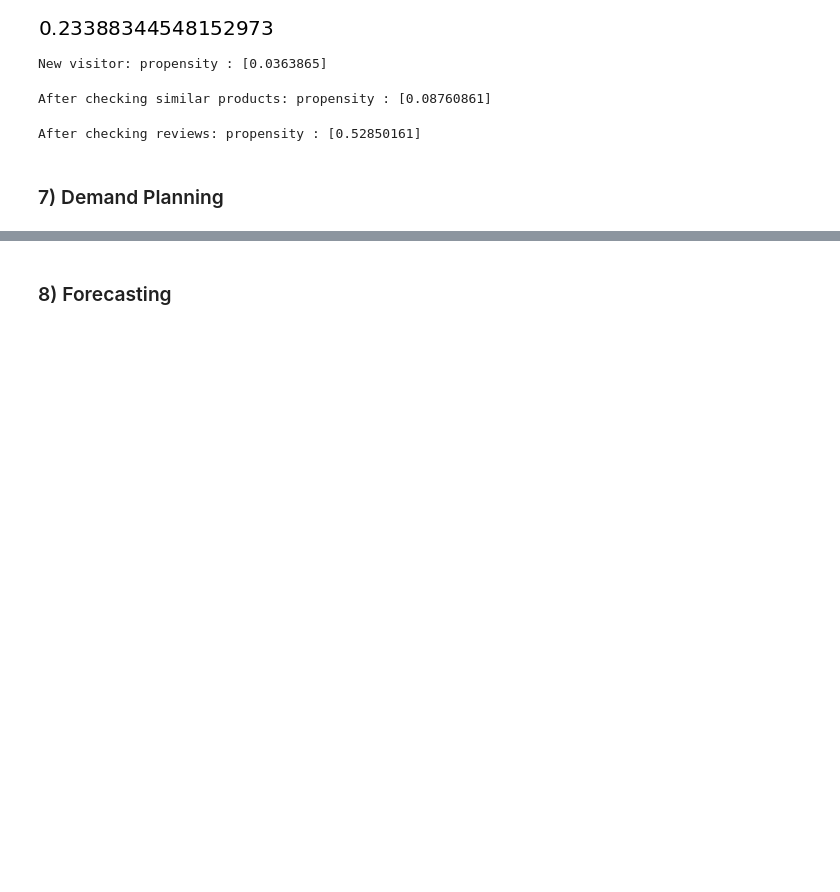
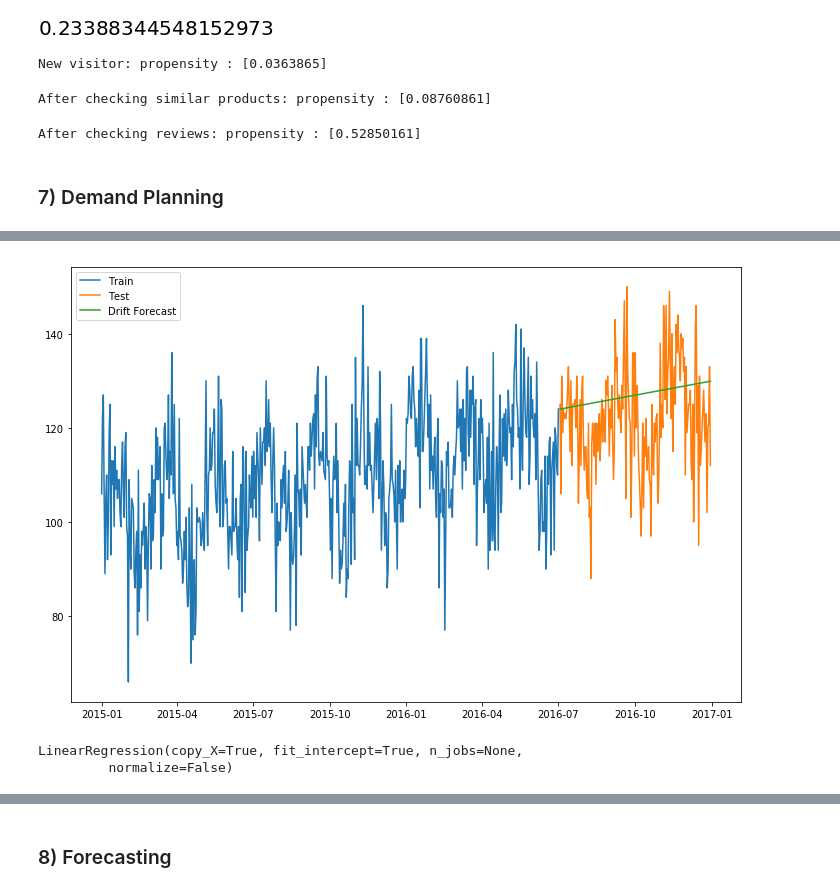
Before and after one commit to geoffreylink/Projects, a Jupyter notebook: 05 Statistical Methods/10 Common Use Cases for Business Analytics.ipynb, the cells around one changed output, grey strips where cells are left out. Cells and saved outputs as stored; diff of their text form; code cells hidden in the pictures; blank space fills up the shorter version.

```diff
--- a/05 Statistical Methods/10 Common Use Cases for Business Analytics.ipynb
+++ b/05 Statistical Methods/10 Common Use Cases for Business Analytics.ipynb
@@ -1028,0 +1143,17 @@ After checking reviews: propensity : [0.52850161]
+# %%
+# Get the slope
+y_t = train.loc[len(train)-1]['sales']
+m = (y_t - train.loc[0]['sales']) / len(train)
+y_hat_drift = test.copy().drop('sales', axis=1)
+h = np.linspace(0,len(y_hat_drift)-1, len(y_hat_drift))
+y_hat_drift['drift_forecast'] = y_t + m * h
+# %%
+plt.figure(figsize=(12,8))
+plt.plot(train['date'], train['sales'], label='Train')
+plt.plot(test['date'], test['sales'], label='Test')
+plt.plot(y_hat_drift['date'], y_hat_drift['drift_forecast'],
+        label='Drift Forecast')
+plt.legend(loc='best')
+plt.show()
+# %% [output]
+[figure, added]
@@ -1028,0 +1162,8 @@ After checking reviews: propensity : [0.52850161]
+# %%
+lm = LinearRegression()
+X = np.atleast_2d(train.index).T
+y = np.atleast_2d(train.sales).T
+lm.fit(X, y)
+# %% [output]
+LinearRegression(copy_X=True, fit_intercept=True, n_jobs=None,
+         normalize=False)
```
Also changed, not shown: parts of 37 cells of this notebook, 5 other files.
